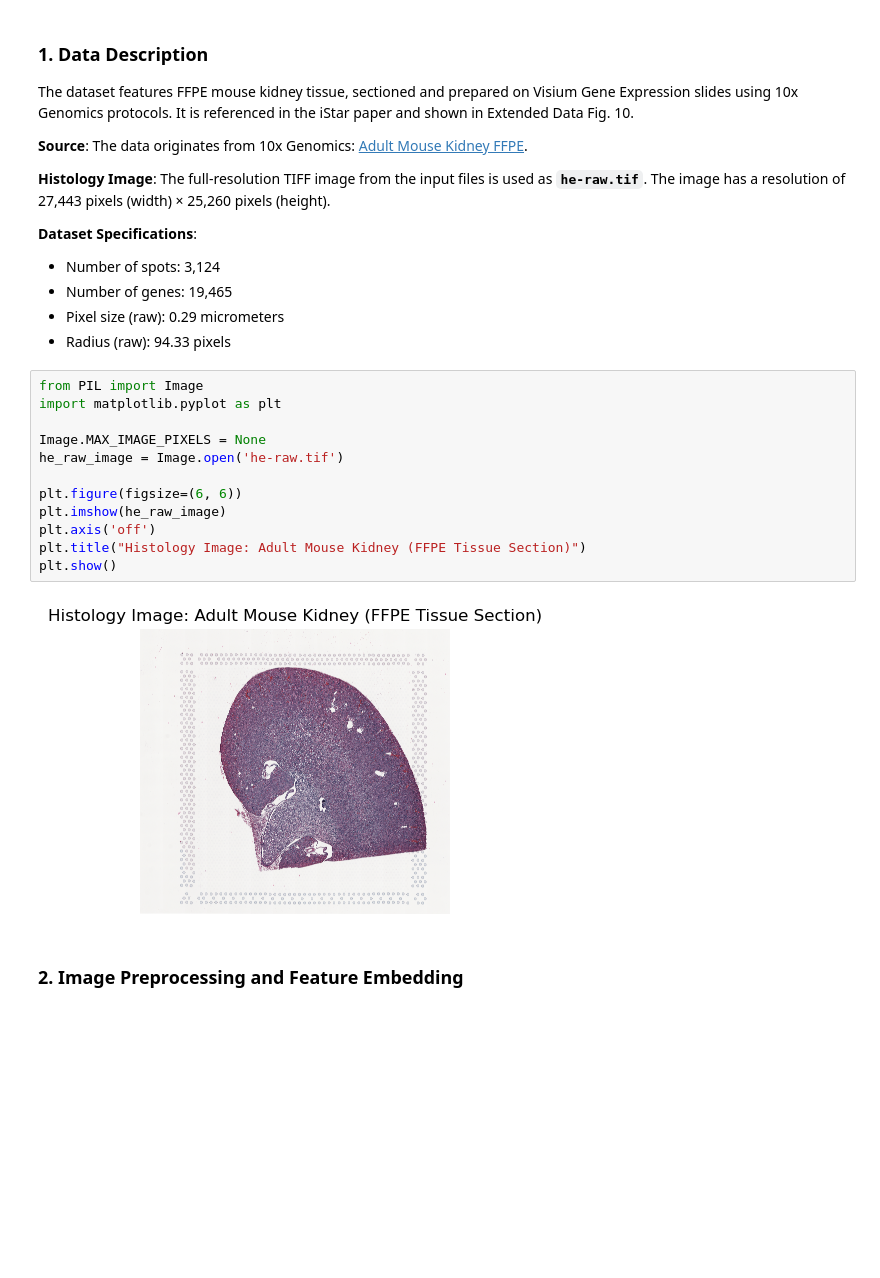
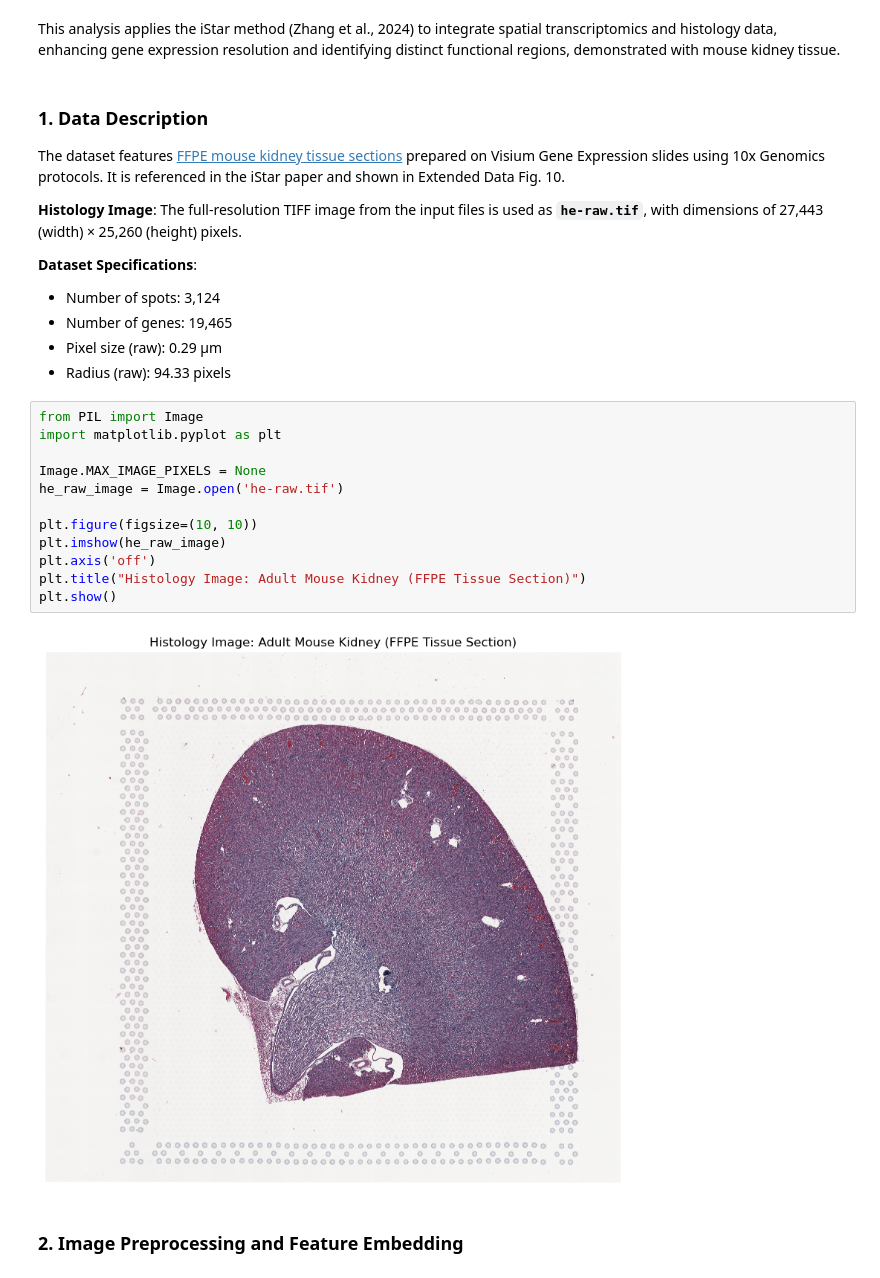
Before and after one commit to Yishu-Z/ST, a Jupyter notebook: iStar_mouse_kidney.ipynb, the cells around one changed output. Cells and saved outputs as stored; diff of their text form; blank space fills up the shorter version.

Commit message:
add references

```diff
--- a/iStar_mouse_kidney.ipynb
+++ b/iStar_mouse_kidney.ipynb
@@ -3,30 +3,31 @@
+# %% [markdown]
+This analysis applies the iStar method (Zhang et al., 2024) to integrate spatial transcriptomics and histology data, enhancing gene expression resolution and identifying distinct functional regions, demonstrated with mouse kidney tissue.
 # %% [markdown]
 ### 1. Data Description
-The dataset features FFPE mouse kidney tissue, sectioned and prepared on Visium Gene Expression slides using 10x Genomics protocols. It is referenced in the iStar paper and shown in Extended Data Fig. 10.
+The dataset features [FFPE mouse kidney tissue sections](https://www.10xgenomics.com/datasets/adult-mouse-kidney-ffpe-1-standard-1-3-0) prepared on Visium Gene Expression slides using 10x Genomics protocols. It is referenced in the iStar paper and shown in Extended Data Fig. 10.
 
-**Source**: The data originates from 10x Genomics: [Adult Mouse Kidney FFPE](https://www.10xgenomics.com/datasets/adult-mouse-kidney-ffpe-1-standard-1-3-0).
 
-**Histology Image**: The full-resolution TIFF image from the input files is used as **`he-raw.tif`**. The image has a resolution of 27,443 pixels (width) × 25,260 pixels (height).
+**Histology Image**: The full-resolution TIFF image from the input files is used as **`he-raw.tif`**, with dimensions of 27,443 (width) × 25,260 (height) pixels.
 
 **Dataset Specifications**:
 - Number of spots: 3,124
 - Number of genes: 19,465
-- Pixel size (raw): 0.29 micrometers
+- Pixel size (raw): 0.29 μm
 - Radius (raw): 94.33 pixels
 # %%
 from PIL import Image
 import matplotlib.pyplot as plt
 
 Image.MAX_IMAGE_PIXELS = None
 he_raw_image = Image.open('he-raw.tif')
 
-plt.figure(figsize=(6, 6))
+plt.figure(figsize=(10, 10))
 plt.imshow(he_raw_image)
 plt.axis('off')
 plt.title("Histology Image: Adult Mouse Kidney (FFPE Tissue Section)")
 plt.show()
 # %% [output]
-[figure, old version]
+[figure, new version]
 # %% [markdown]
 ### 2. Image Preprocessing and Feature Embedding
 # %% [markdown]
```
Also changed, not shown: parts of 9 cells of this notebook.
